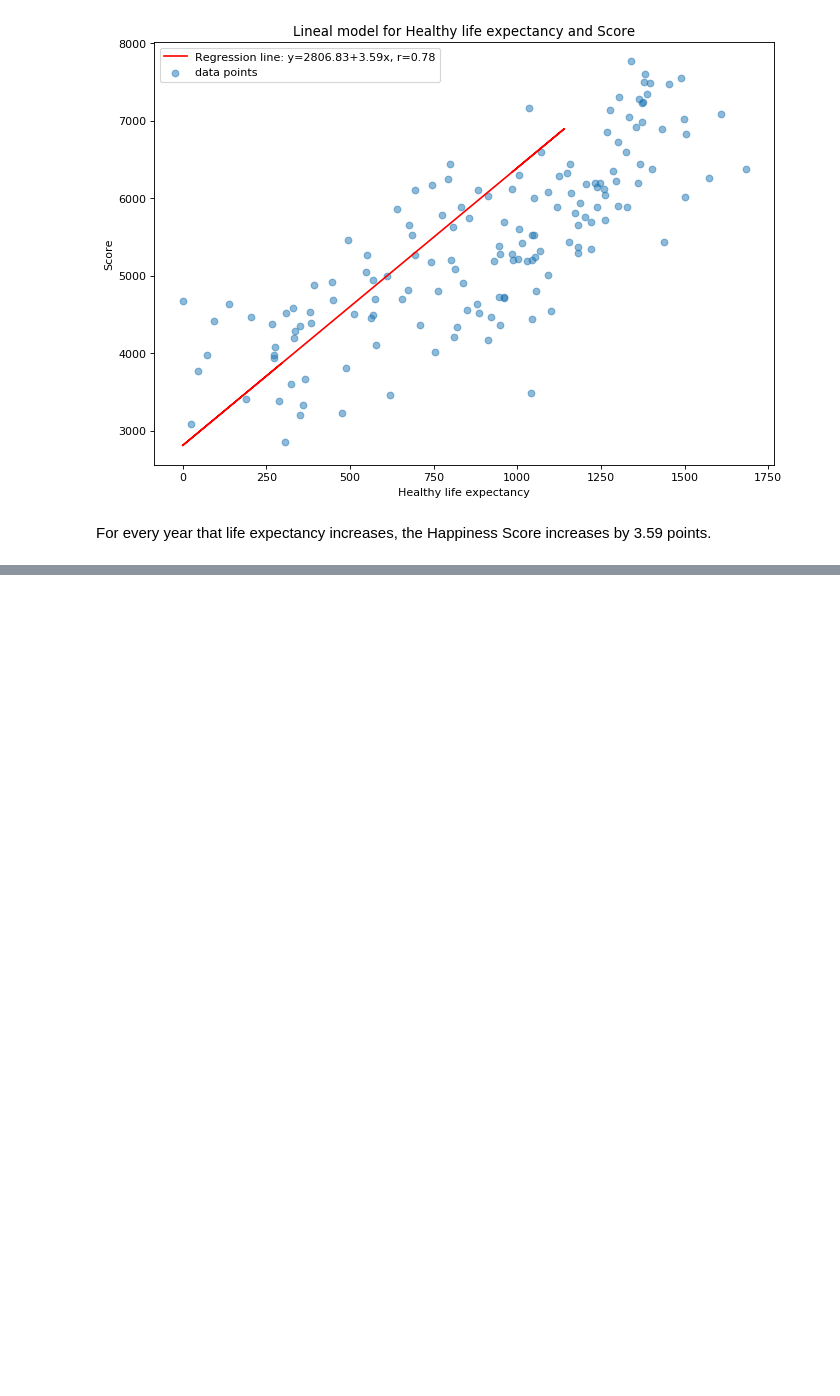
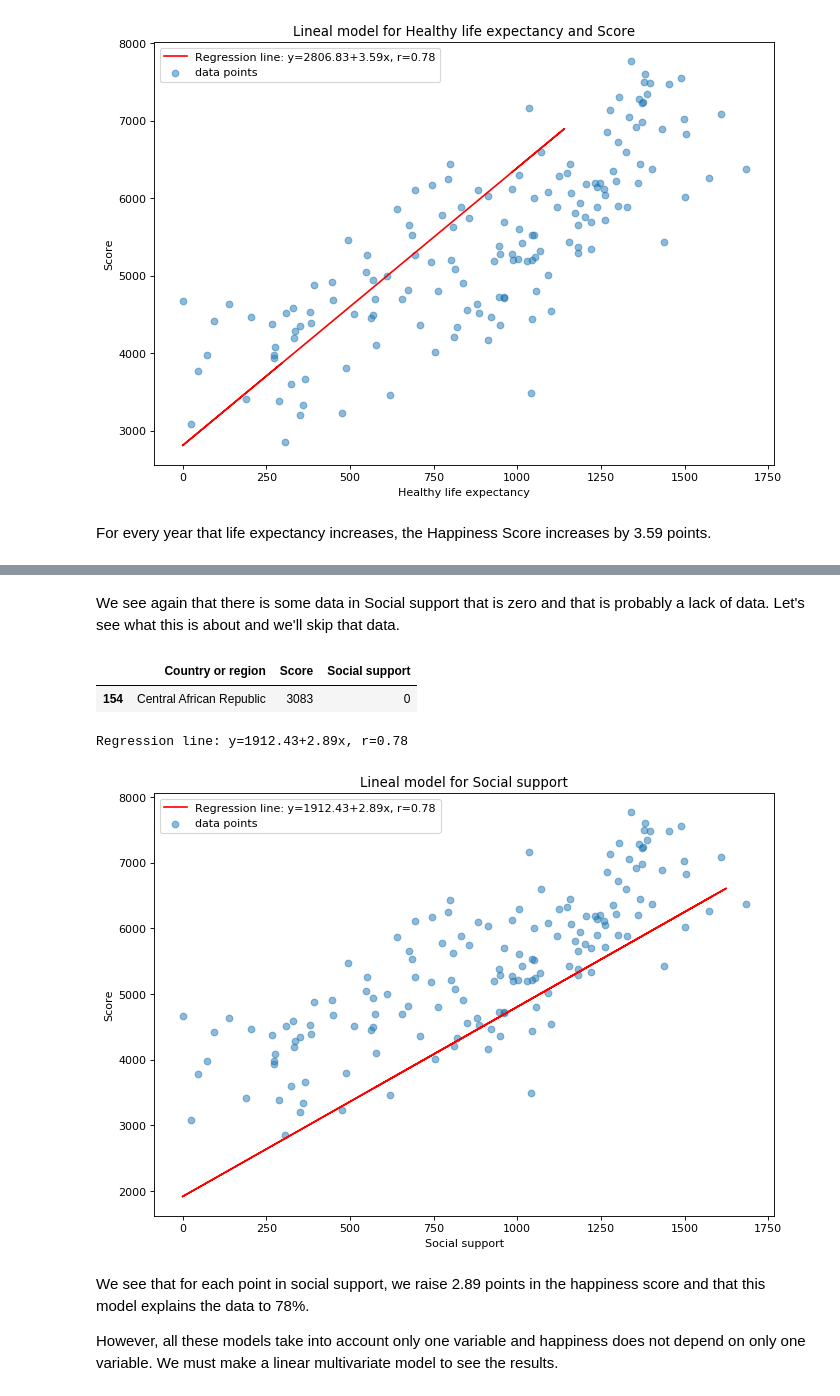
Before and after one commit to caroperez/Statistical_studies, a Jupyter notebook: Happiness.ipynb, the cells around one changed output, grey strips where cells are left out. Saved outputs shown, nothing was run; the diff lists cells and outputs as text; code cells hidden in the pictures; blank space fills up the shorter version.

```diff
--- a/Happiness.ipynb
+++ b/Happiness.ipynb
@@ -388,0 +393,9 @@ For every year that life expectancy increases, the Happiness Score increases by
+# %%
+# First, we have to select the data we want.
+df4 = data[['Country or region', 'Score', 'Social support']]
+
+# now we must see if there are missing data
+print(df4.isna().any())
+
+# and a little summary of data
+df4[['Score', 'Social support']].describe()
@@ -388,0 +416,41 @@ For every year that life expectancy increases, the Happiness Score increases by
+# %% [markdown]
+We see again that there is some data in Social support that is zero and that is probably a lack of data. Let's see what this is about and we'll skip that data.
+# %%
+# Let's see the countries with a value of 0 in GDP per capita
+df4[df4['Social support'] == 0]
+# %% [output]
+|  | Country or region | Score | Social support |
+| 154 | Central African Republic | 3083 | 0 |
+# %%
+# drop Swaziland
+df4_clean = df3.drop([154]).copy()
+
+# data
+y = df4['Score'] # possible dependent variable
+x = df4['Social support'] # possible independent variable
+
+# I create the model with the above data
+slope, intercept, r, p, stderr = stats.linregress(x, y)
+
+# show the results
+line = f'Regression line: y={intercept:.2f}+{slope:.2f}x, r={r:.2f}'
+print(line)
+
+# plot
+plt.figure(figsize= (10, 7), dpi= 80) # size plot
+plt.scatter(x_axis, y_axis, alpha=0.5, label = 'data points') # assignment of the variables to the axes
+plt.plot(x, intercept + slope * x, label = line, color = 'red')
+
+# axes legend and tittle
+plt.title('Lineal model for Social support')
+plt.xlabel('Social support')
+plt.ylabel('Score')
+plt.legend(facecolor='white')
+plt.show()
+# %% [output]
+Regression line: y=1912.43+2.89x, r=0.78
+[figure, added]
+# %% [markdown]
+We see that for each point in social support, we raise 2.89 points in the happiness score and that this model explains the data to 78%.
+
+However, all these models take into account only one variable and happiness does not depend on only one variable. We must make a linear multivariate model to see the results.
```
Also changed, not shown: parts of 7 cells of this notebook.
